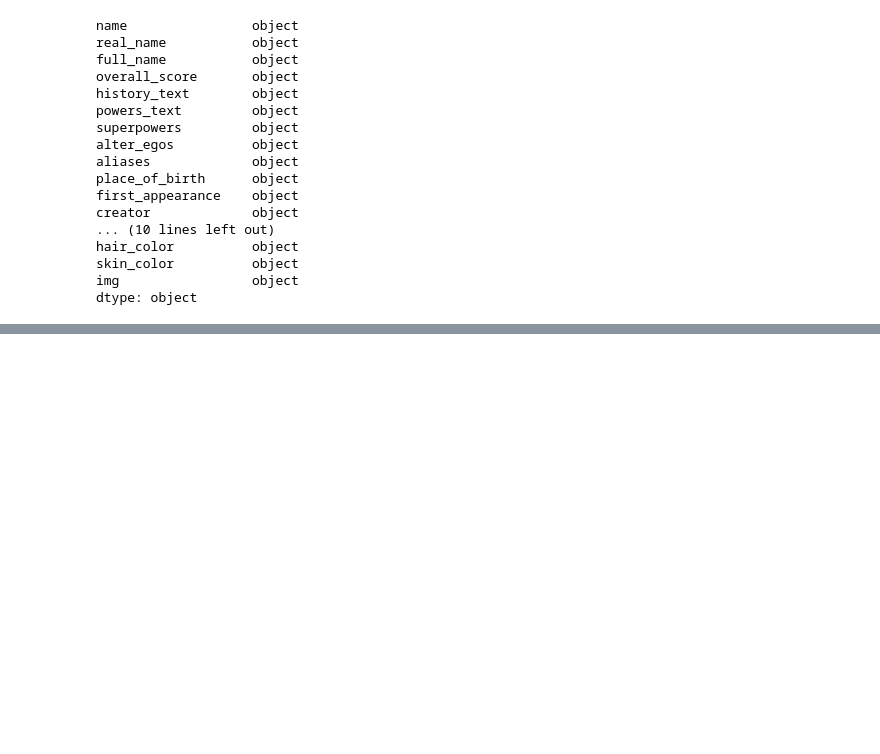
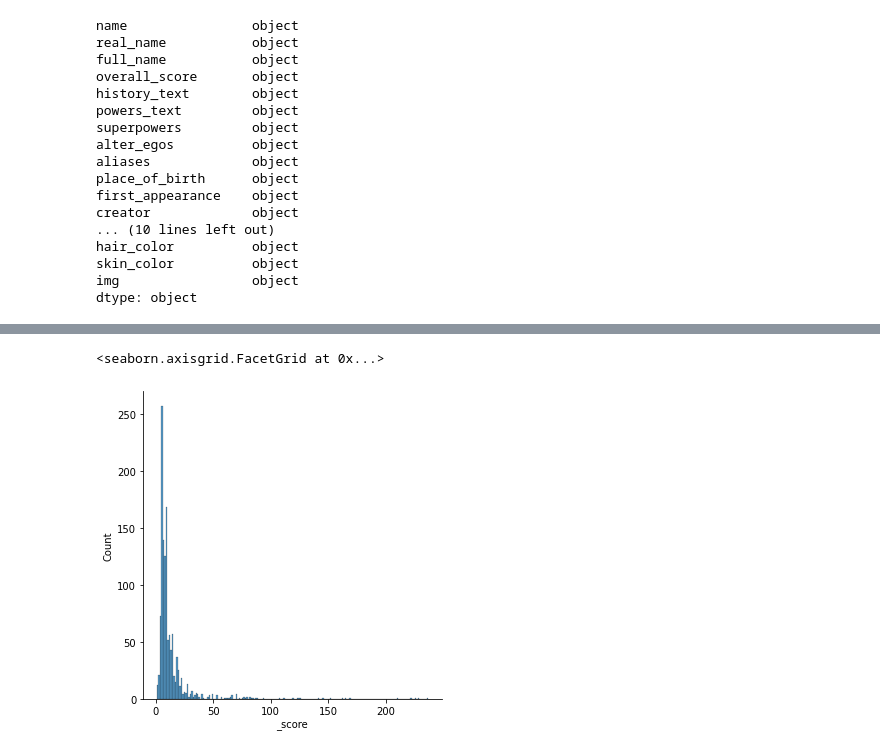
Before and after one commit to AlexandreGazagnes/ocr-donnees-textuelles, a Jupyter notebook: 00 text analysyis.ipynb, the cells around one changed output, grey strips where cells are left out. Saved outputs shown, nothing was run; the diff lists cells and outputs as text; code cells hidden in the pictures; blank space fills up the shorter version.

```diff
--- a/00 text analysyis.ipynb
+++ b/00 text analysyis.ipynb
@@ -306,0 +466,5 @@ dtype: float64
+# %%
+sns.displot(df._score)
+# %% [output]
+<seaborn.axisgrid.FacetGrid at 0x...>
+[figure, added]
```
Also changed, not shown: parts of 125 cells of this notebook, 4 other files.
